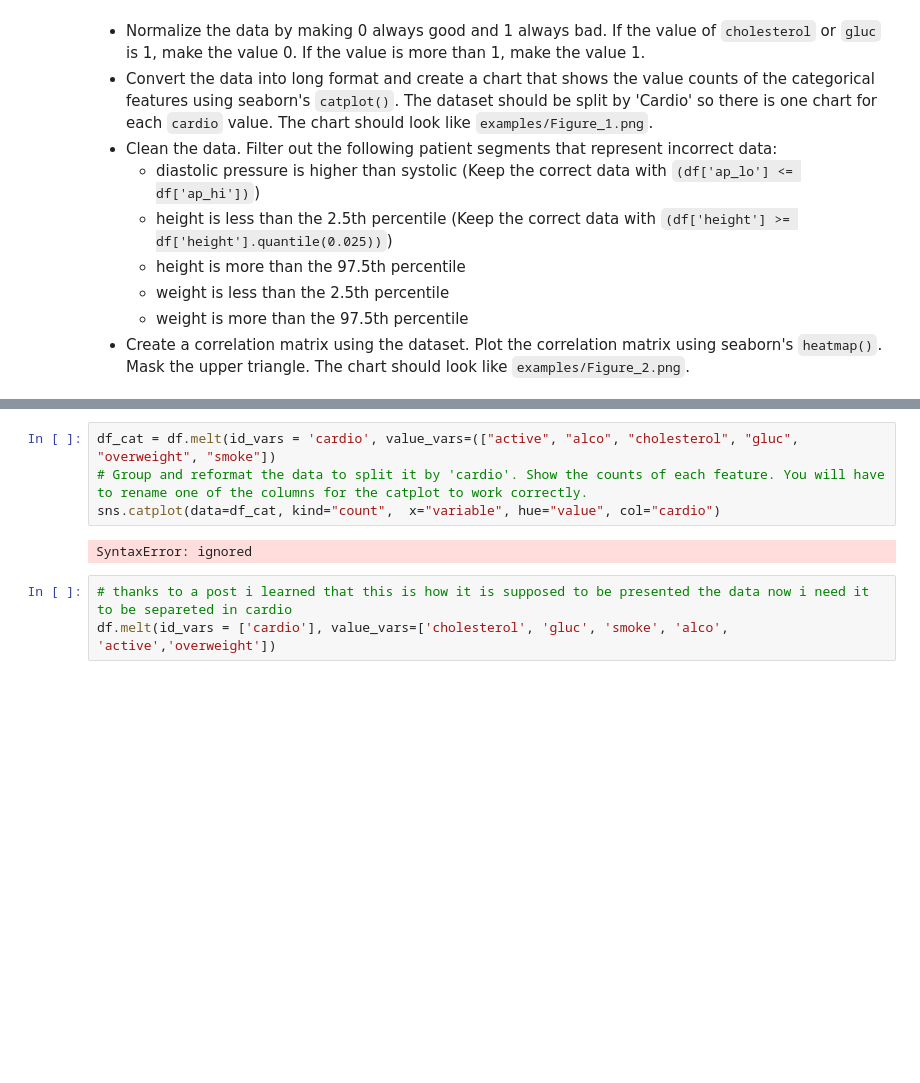
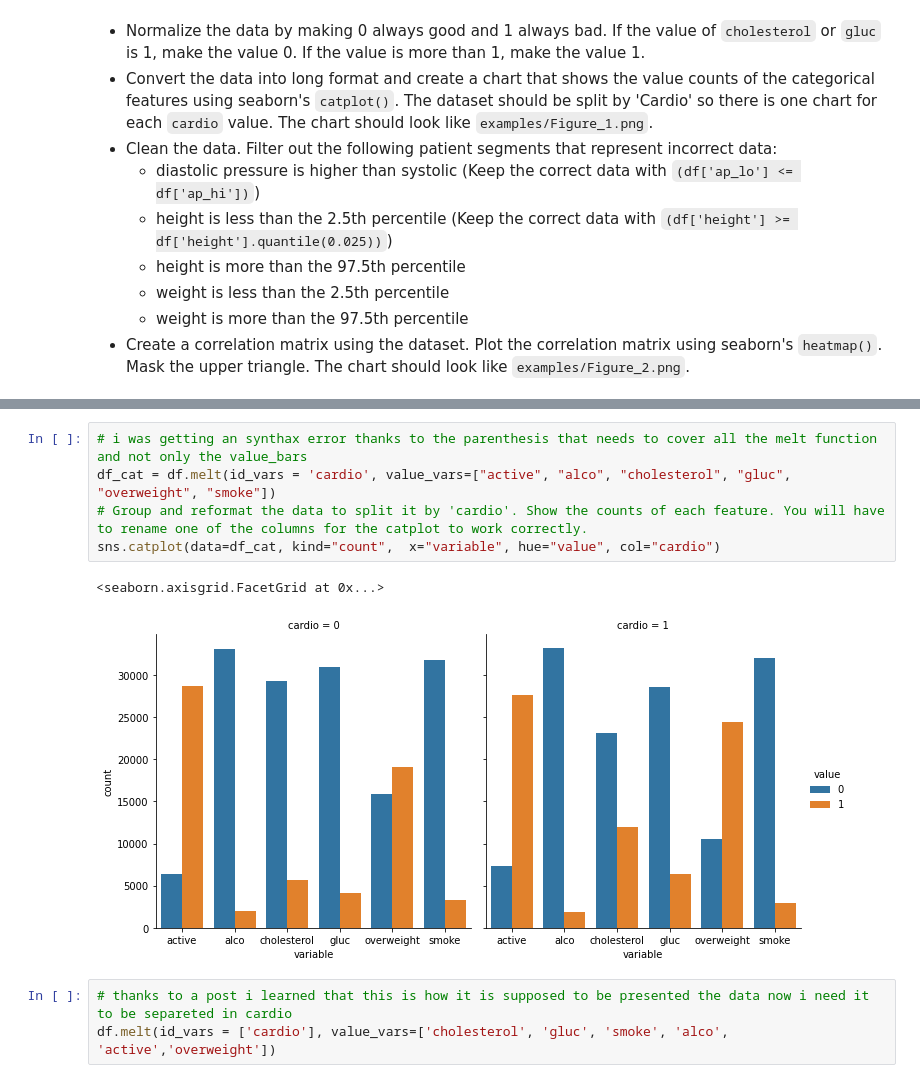
Before and after one commit to RioDeMilo/Data-analysis-with-python-projects, a Jupyter notebook: Medical_Data_visualizer.ipynb, the cells around one changed output, grey strips where cells are left out. Saved outputs shown, nothing was run; the diff lists cells and outputs as text; blank space fills up the shorter version.

```diff
--- a/Medical_Data_visualizer.ipynb
+++ b/Medical_Data_visualizer.ipynb
@@ -104,9 +158,11 @@ df = pd.read_csv('/content/medical_examination.csv')
 # %%
-df_cat = df.melt(id_vars = 'cardio', value_vars=(["active", "alco", "cholesterol", "gluc", "overweight", "smoke"])
+# i was getting an synthax error thanks to the parenthesis that needs to cover all the melt function and not only the value_bars
+df_cat = df.melt(id_vars = 'cardio', value_vars=["active", "alco", "cholesterol", "gluc", "overweight", "smoke"])
 # Group and reformat the data to split it by 'cardio'. Show the counts of each feature. You will have to rename one of the columns for the catplot to work correctly.
 sns.catplot(data=df_cat, kind="count",  x="variable", hue="value", col="cardio")
 # %% [output]
-SyntaxError: ignored
+<seaborn.axisgrid.FacetGrid at 0x...>
+[figure, added]
 # %%
 # thanks to a post i learned that this is how it is supposed to be presented the data now i need it to be separeted in cardio
 df.melt(id_vars = ['cardio'], value_vars=['cholesterol', 'gluc', 'smoke', 'alco', 'active','overweight'])
```
Also changed, not shown: parts of 4 cells of this notebook.
